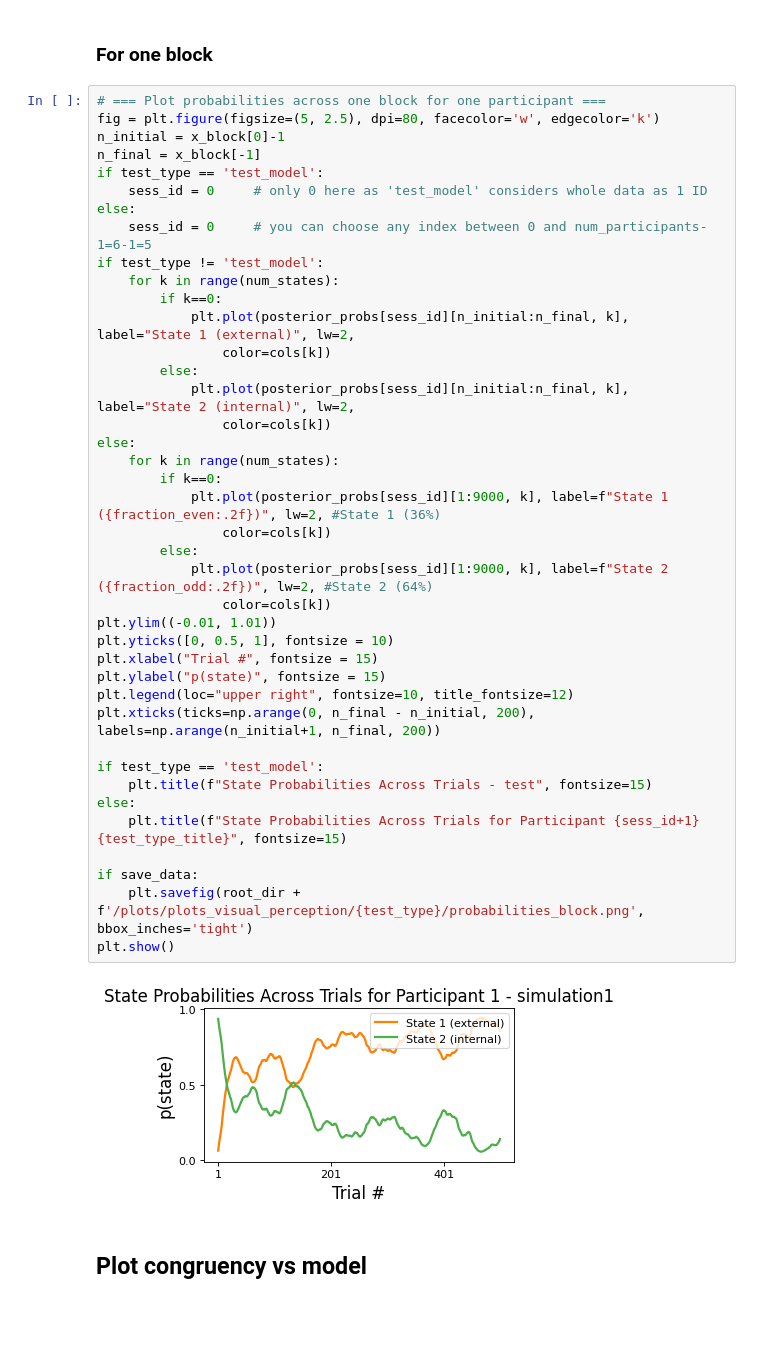
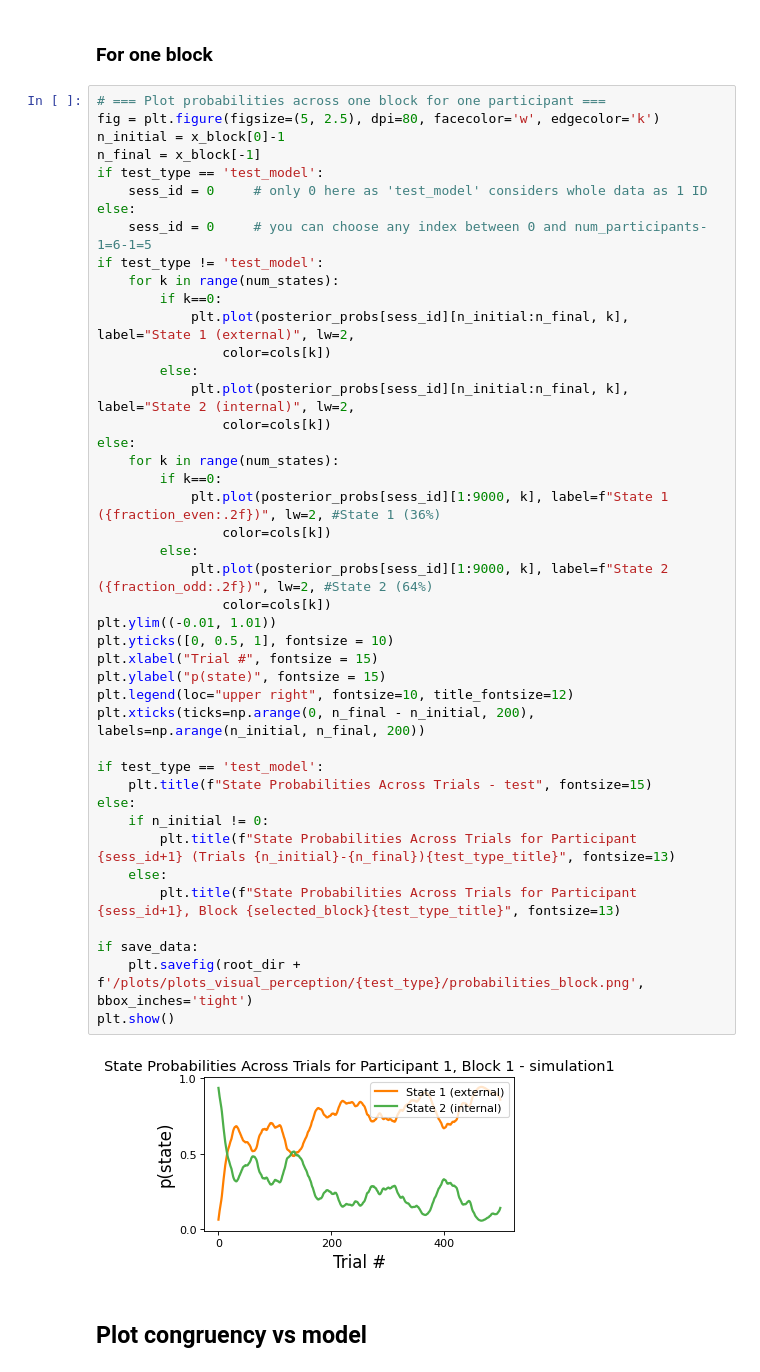
Before and after one commit to cocoltre/Visual-Perception, a Jupyter notebook: GLM_HMM_visual_perception.ipynb, the cells around one changed output. Cells and saved outputs as stored; diff of their text form; blank space fills up the shorter version.

```diff
--- a/GLM_HMM_visual_perception.ipynb
+++ b/GLM_HMM_visual_perception.ipynb
@@ -1206,36 +1208,39 @@ else:
 if test_type != 'test_model':
     for k in range(num_states):
         if k==0:
             plt.plot(posterior_probs[sess_id][n_initial:n_final, k], label="State 1 (external)", lw=2,
                 color=cols[k])
         else:
             plt.plot(posterior_probs[sess_id][n_initial:n_final, k], label="State 2 (internal)", lw=2,
                 color=cols[k])
 else:
     for k in range(num_states):
         if k==0:
             plt.plot(posterior_probs[sess_id][1:9000, k], label=f"State 1 ({fraction_even:.2f})", lw=2, #State 1 (36%)
                 color=cols[k])
         else:
             plt.plot(posterior_probs[sess_id][1:9000, k], label=f"State 2 ({fraction_odd:.2f})", lw=2, #State 2 (64%)
                 color=cols[k])
 plt.ylim((-0.01, 1.01))
 plt.yticks([0, 0.5, 1], fontsize = 10)
 plt.xlabel("Trial #", fontsize = 15)
 plt.ylabel("p(state)", fontsize = 15)
 plt.legend(loc="upper right", fontsize=10, title_fontsize=12)
-plt.xticks(ticks=np.arange(0, n_final - n_initial, 200), labels=np.arange(n_initial+1, n_final, 200))
+plt.xticks(ticks=np.arange(0, n_final - n_initial, 200), labels=np.arange(n_initial, n_final, 200))
 
 if test_type == 'test_model':
     plt.title(f"State Probabilities Across Trials - test", fontsize=15)
 else:
-    plt.title(f"State Probabilities Across Trials for Participant {sess_id+1}{test_type_title}", fontsize=15)
+    if n_initial != 0:
+        plt.title(f"State Probabilities Across Trials for Participant {sess_id+1} (Trials {n_initial}-{n_final}){test_type_title}", fontsize=13)
+    else:
+        plt.title(f"State Probabilities Across Trials for Participant {sess_id+1}, Block {selected_block}{test_type_title}", fontsize=13)
 
 if save_data:
     plt.savefig(root_dir + f'/plots/plots_visual_perception/{test_type}/probabilities_block.png', bbox_inches='tight')
 plt.show()
 # %% [output]
-[figure, old version]
+[figure, new version]
 # %% [markdown]
 ## Plot congruency vs model
 # %% [markdown]
```
Also changed, not shown: parts of 5 cells of this notebook, 26 other files.
